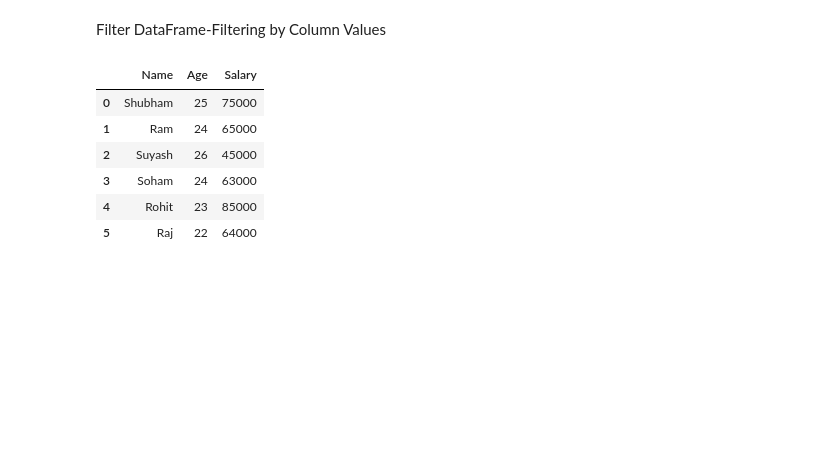
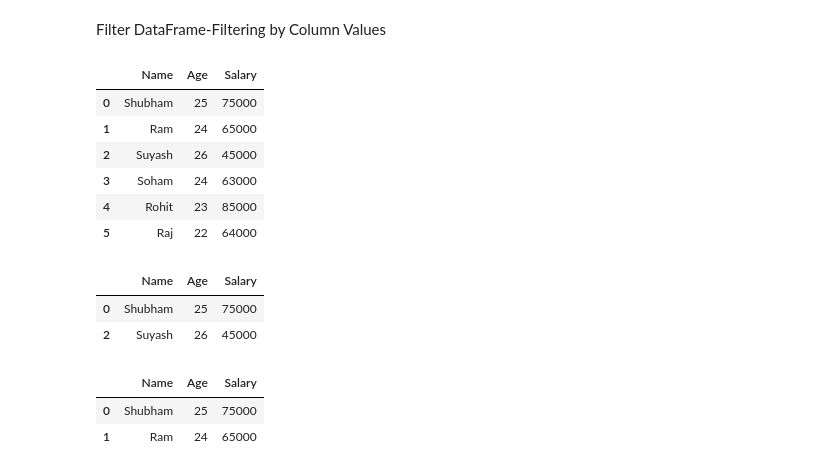
Before and after one commit to shubhammadane/pandas-by-shubhammadane, a Jupyter notebook: Revision_of_Pandas.ipynb, the cells around one changed output. Cells and saved outputs as stored; diff of their text form; code cells hidden in the pictures; blank space fills up the shorter version.

```diff
--- a/Revision_of_Pandas.ipynb
+++ b/Revision_of_Pandas.ipynb
@@ -388,3 +388,15 @@ df
 | 3 | Soham | 24 | 63000 |
 | 4 | Rohit | 23 | 85000 |
 | 5 | Raj | 22 | 64000 |
+# %%
+df[df['Age'] >= 25]
+# %% [output]
+|  | Name | Age | Salary |
+| 0 | Shubham | 25 | 75000 |
+| 2 | Suyash | 26 | 45000 |
+# %%
+df[(df['Age']>=24) & (df['Salary']>=65000)]
+# %% [output]
+|  | Name | Age | Salary |
+| 0 | Shubham | 25 | 75000 |
+| 1 | Ram | 24 | 65000 |
```
Also changed, not shown: parts of 7 cells of this notebook.
